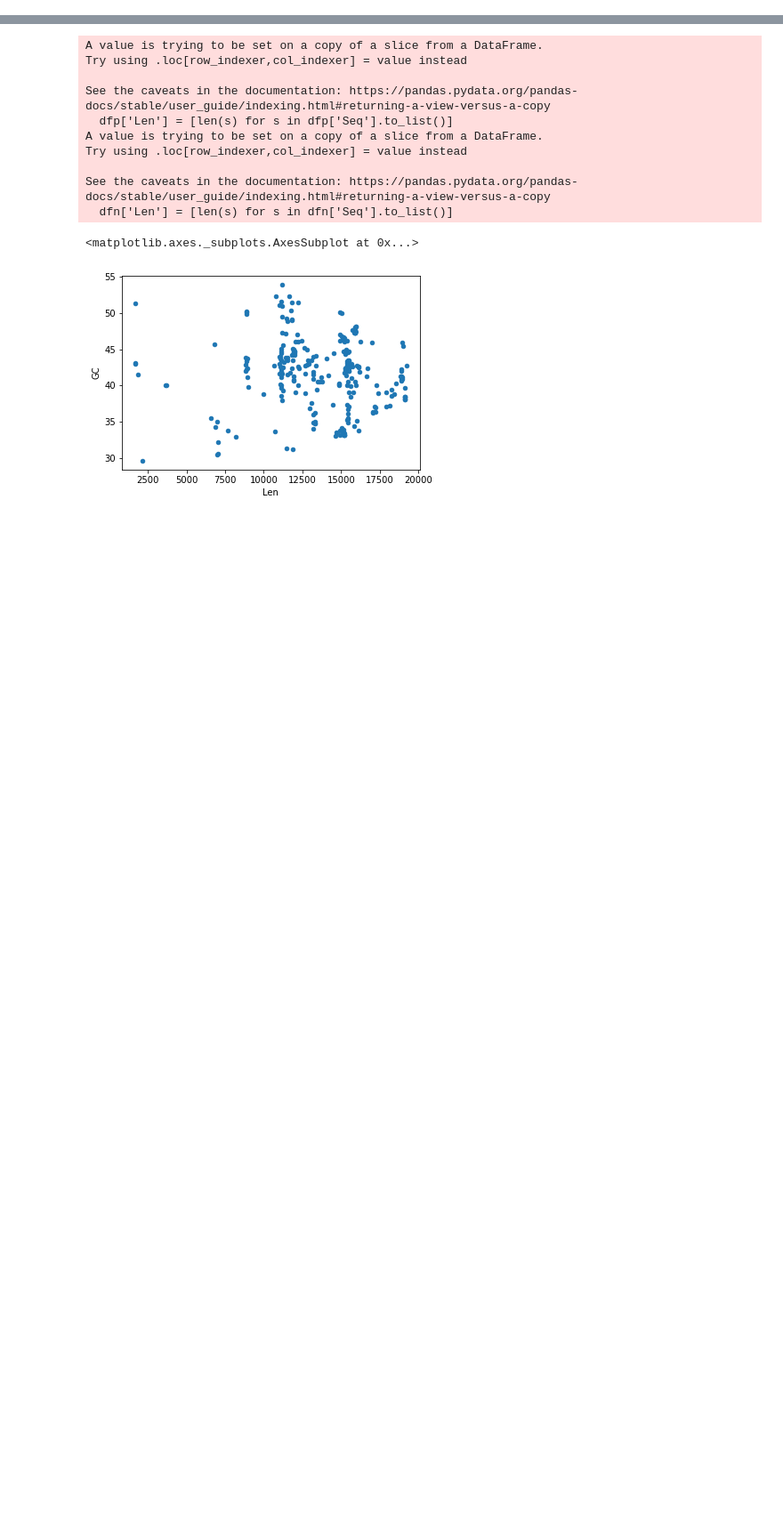
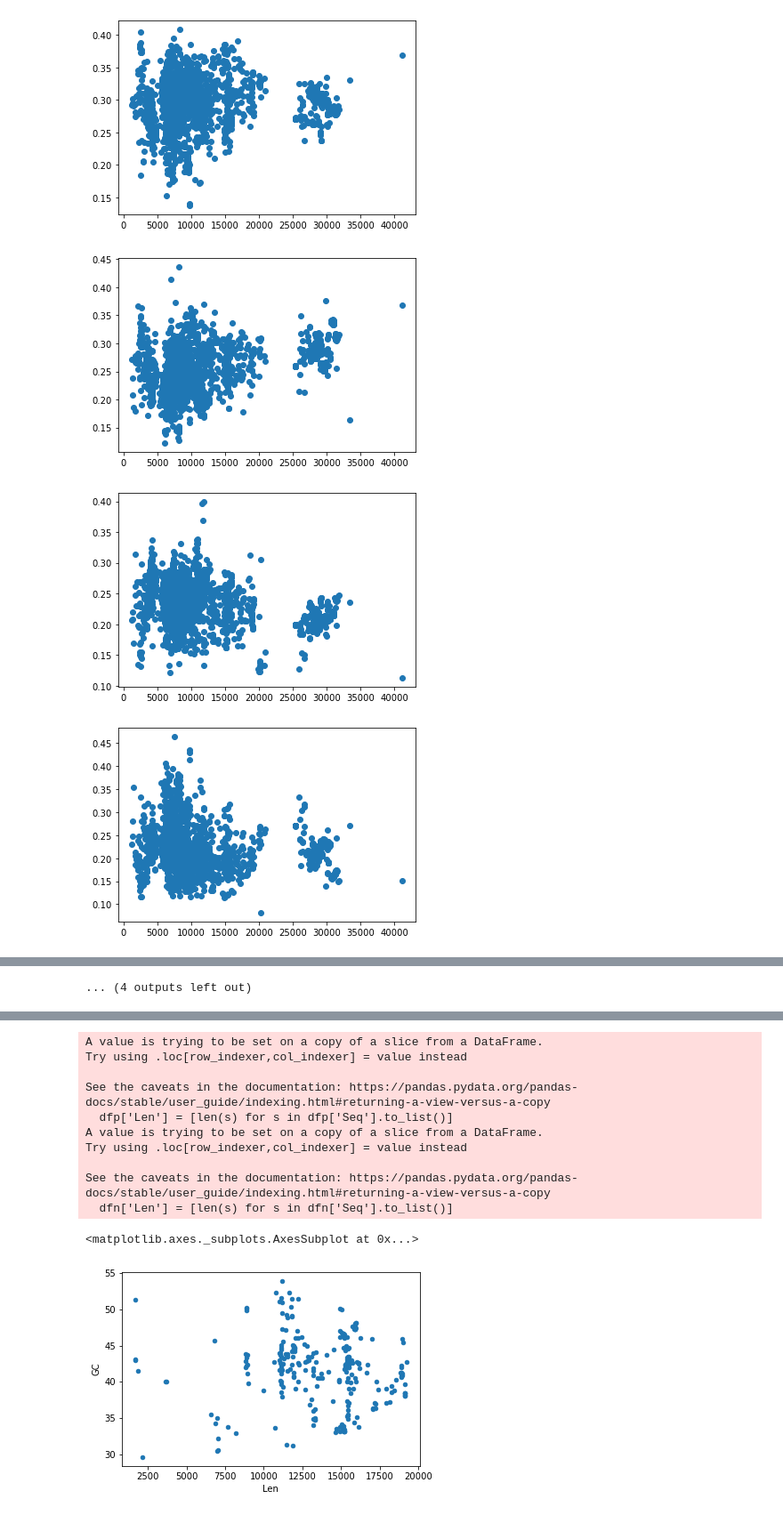
Before and after one commit to DeadlineWasYesterday/V-Classifier, a Jupyter notebook: Ele Finder 1.ipynb, the cells around one changed output, grey strips where cells are left out. Shown at 89% size. Saved outputs shown, nothing was run; the diff lists cells and outputs as text; code cells hidden in the pictures; blank space fills up the shorter version.

```diff
--- a/Ele Finder 1.ipynb
+++ b/Ele Finder 1.ipynb
@@ -7,0 +225,25 @@ Looking at stats
+# %%
+#transition probabilities for real sequences
+
+len_score = []
+
+for s in pndf['Seq'].to_list():
+    m = transition_matrix(s)
+    temp = []
+    for ms in m.flatten():
+        temp.append((len(s), ms))
+    len_score.append(temp)
+# %%
+for i in range(16):
+    temp = (lsdf.iloc[:,i].to_list())
+    a = np.array(temp)
+    plt.scatter(a[:,0],a[:,1])
+    plt.show()
+
+
+#transition probabilities are much more stable for sequences over 22k
+# %% [output]
+[figure, added]
+[figure, added]
+[figure, added]
+[figure, added]
@@ -7,0 +258 @@ Looking at stats
+... (4 outputs left out)
```
Also changed, not shown: parts of 31 cells of this notebook, 8 other files.
